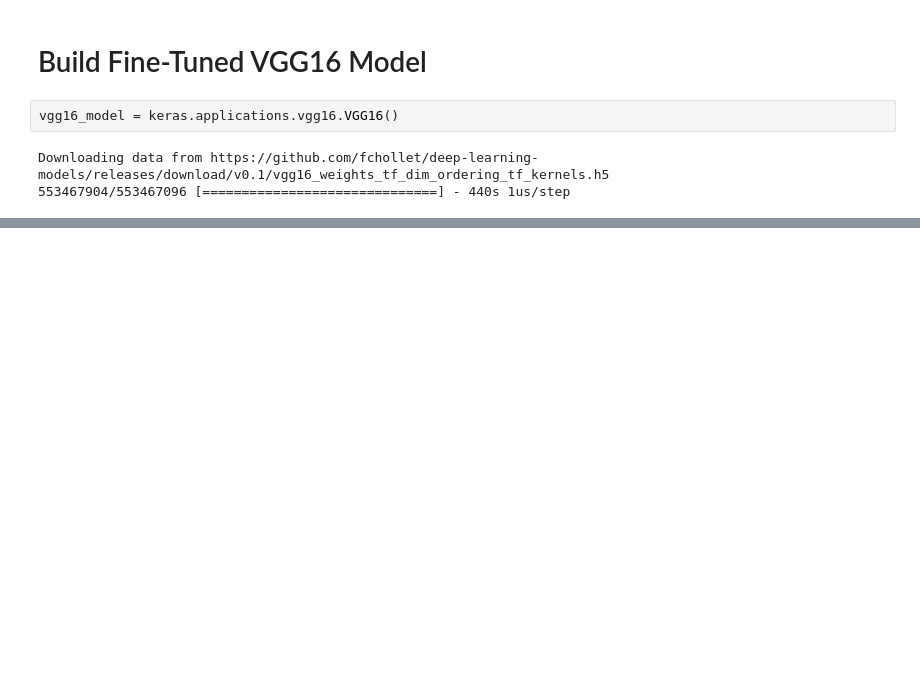
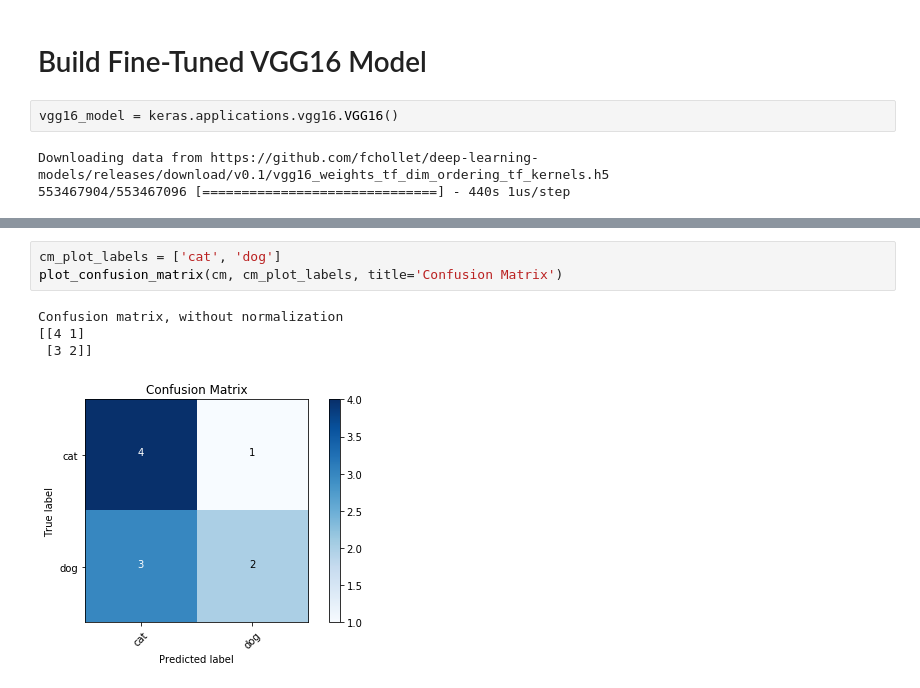
Before and after one commit to sem-onyalo/ml-sandbox, a Jupyter notebook: deeplizard-keras-tutorial/deeplizard_kerastutorial_createcnn.ipynb, the cells around one changed output, grey strips where cells are left out. Drawn from its saved outputs; the diff is of its cells as text; blank space fills up the shorter version.

```diff
--- a/deeplizard-keras-tutorial/deeplizard_kerastutorial_createcnn.ipynb
+++ b/deeplizard-keras-tutorial/deeplizard_kerastutorial_createcnn.ipynb
@@ -157,0 +288,8 @@ vgg16_model.summary()
+# %%
+cm_plot_labels = ['cat', 'dog']
+plot_confusion_matrix(cm, cm_plot_labels, title='Confusion Matrix')
+# %% [output]
+Confusion matrix, without normalization
+[[4 1]
+ [3 2]]
+[figure, added]
```
Also changed, not shown: parts of 17 cells of this notebook.
